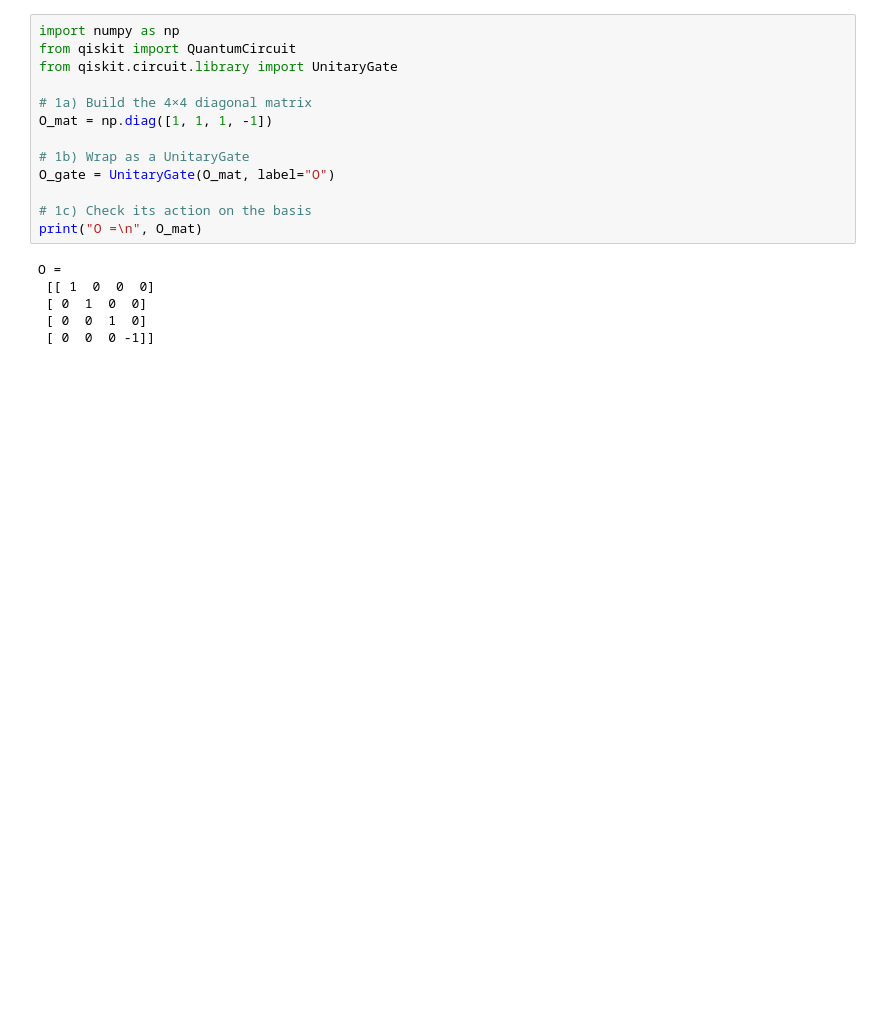
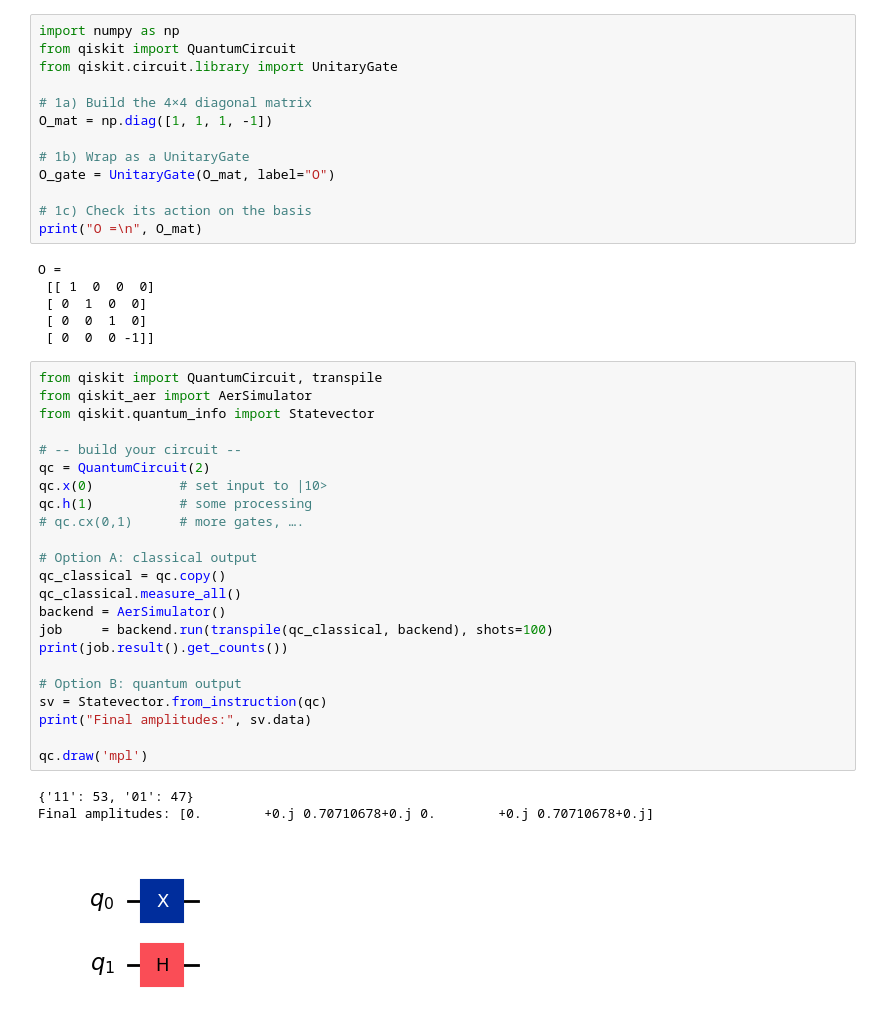
Before and after one commit to Darth-Darsh/Quantum-Computing, a Jupyter notebook: hello world.ipynb, the cells around one changed output. Saved outputs shown, nothing was run; the diff lists cells and outputs as text; blank space fills up the shorter version.

```diff
--- a/hello world.ipynb
+++ b/hello world.ipynb
@@ -89,3 +89,30 @@ O =
  [ 0  1  0  0]
  [ 0  0  1  0]
  [ 0  0  0 -1]]
+# %%
+from qiskit import QuantumCircuit, transpile
+from qiskit_aer import AerSimulator
+from qiskit.quantum_info import Statevector
+
+# -- build your circuit --
+qc = QuantumCircuit(2)
+qc.x(0)           # set input to |10>
+qc.h(1)           # some processing
+# qc.cx(0,1)      # more gates, ….
+
+# Option A: classical output
+qc_classical = qc.copy()
+qc_classical.measure_all()
+backend = AerSimulator()
+job     = backend.run(transpile(qc_classical, backend), shots=100)
+print(job.result().get_counts())
+
+# Option B: quantum output
+sv = Statevector.from_instruction(qc)
+print("Final amplitudes:", sv.data)
+
+qc.draw('mpl')
+# %% [output]
+{'11': 53, '01': 47}
+Final amplitudes: [0.        +0.j 0.70710678+0.j 0.        +0.j 0.70710678+0.j]
+[figure, added]
```
Also changed, not shown: parts of 1 cell of this notebook, 1 other file.
